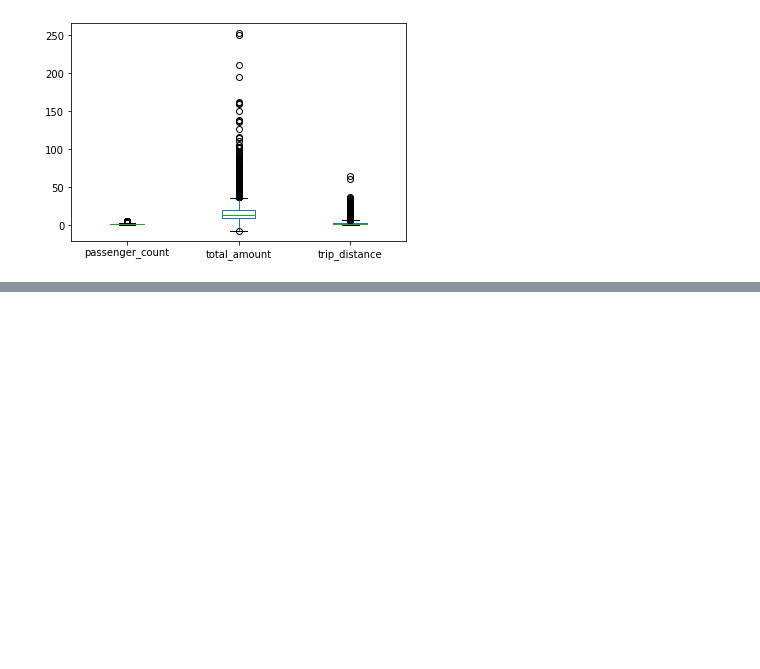
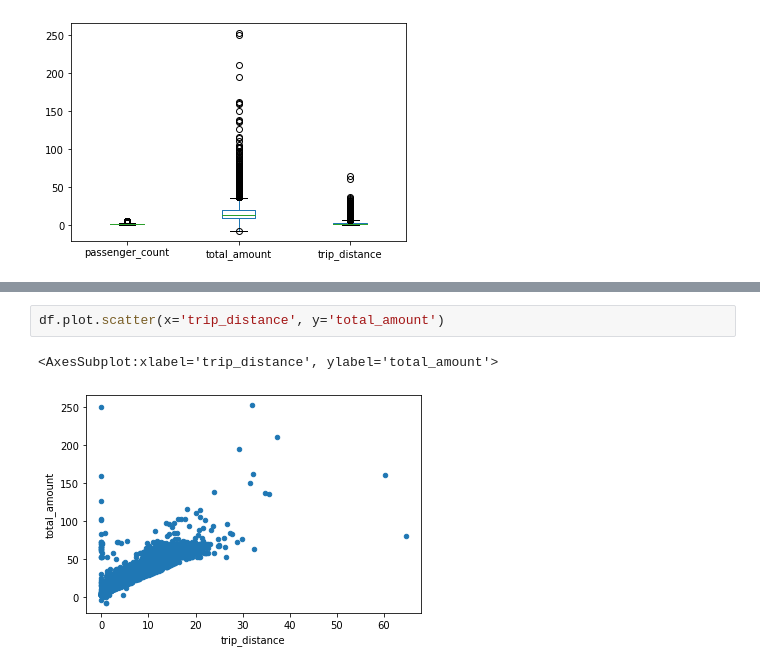
Before and after one commit to ramlaxman/cisco-2020-oct-14-plotting, a Jupyter notebook: Cisco 2020 October 14 — Pandas plotting.ipynb, the cells around one changed output, grey strips where cells are left out. Drawn from its saved outputs; the diff is of its cells as text; blank space fills up the shorter version.

```diff
--- a/Cisco 2020 October 14 — Pandas plotting.ipynb
+++ b/Cisco 2020 October 14 — Pandas plotting.ipynb
@@ -297,3 +297,8 @@ df.corr()
 | tolls_amount | 0.006729 | 0.014839 | 0.592941 | 0.006674 | -0.005031 | 0.402272 | ... |
 | improvement_surcharge | -0.018783 | -0.000798 | 0.012677 | -0.071543 | 0.071485 | -0.033830 | ... |
 | total_amount | 0.014518 | 0.005953 | 0.880843 | 0.041830 | -0.040760 | 0.572563 | ... |
+# %%
+df.plot.scatter(x='trip_distance', y='total_amount')
+# %% [output]
+<AxesSubplot:xlabel='trip_distance', ylabel='total_amount'>
+[figure, added]
```
Also changed, not shown: parts of 1 cell of this notebook.
